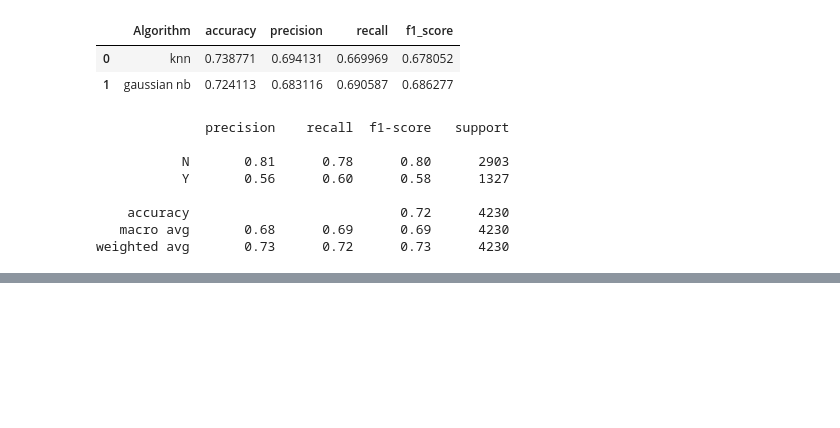
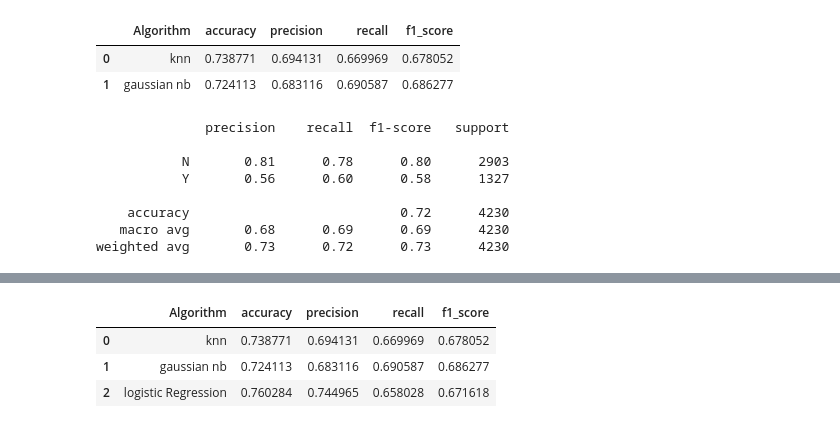
Before and after one commit to rajashekara-chary/Credit_card_default_risk_prediction, a Jupyter notebook: model_file.ipynb, the cells around one changed output, grey strips where cells are left out. Drawn from its saved outputs; the diff is of its cells as text; code cells hidden in the pictures; blank space fills up the shorter version.

Commit message:
added logistic model

```diff
--- a/model_file.ipynb
+++ b/model_file.ipynb
@@ -263,0 +268,14 @@ weighted avg       0.73      0.72      0.73      4230
+# %%
+lr = LogisticRegression()
+
+
+lr.fit(X_train_trans, y_train)
+
+y_pred_lr =lr.predict(X_test_trans)
+# %%
+# evaluation
+
+logistic_accuracy=accuracy_score(y_test,y_pred_lr)
+logistic_f1 = f1_score(y_test, y_pred_lr, average='macro')
+logistic_recall = recall_score(y_test, y_pred_lr, average='macro')
+logistic_precision = precision_score(y_test, y_pred_lr, average='macro')
@@ -263,0 +295,8 @@ weighted avg       0.73      0.72      0.73      4230
+# %%
+results.loc[len(results)] = ["logistic Regression", logistic_accuracy, logistic_precision, logistic_recall,logistic_f1]
+results
+# %% [output]
+|  | Algorithm | accuracy | precision | recall | f1_score |
+| 0 | knn | 0.738771 | 0.694131 | 0.669969 | 0.678052 |
+| 1 | gaussian nb | 0.724113 | 0.683116 | 0.690587 | 0.686277 |
+| 2 | logistic Regression | 0.760284 | 0.744965 | 0.658028 | 0.671618 |
```
Also changed, not shown: parts of 4 cells of this notebook.
